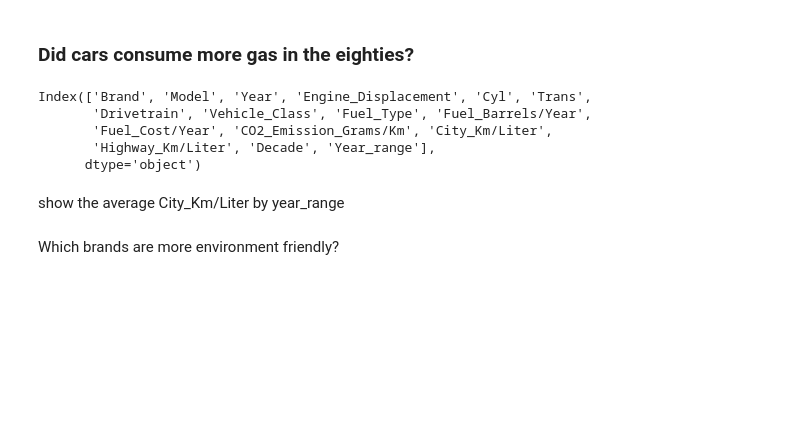
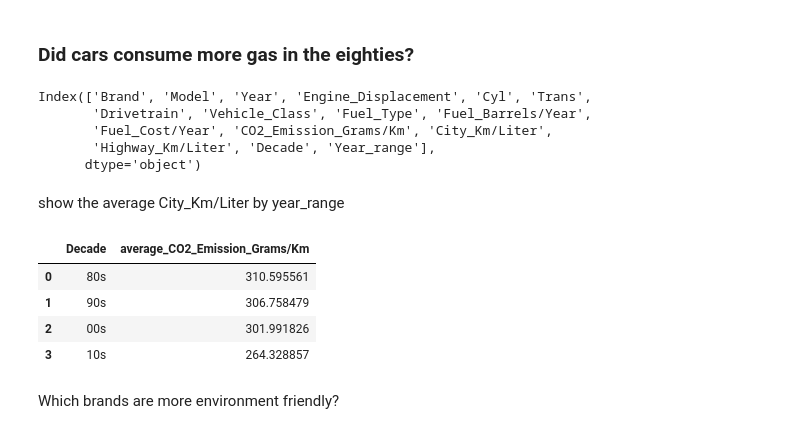
Before and after one commit to NHer0/IronEnrique, a Jupyter notebook: PandasGroupbyLab/Lab_Pandas_Grouping_Data_Cleaning_Vehicles.ipynb, the cells around one changed output. Drawn from its saved outputs; the diff is of its cells as text; code cells hidden in the pictures; blank space fills up the shorter version.

```diff
--- a/PandasGroupbyLab/Lab_Pandas_Grouping_Data_Cleaning_Vehicles.ipynb
+++ b/PandasGroupbyLab/Lab_Pandas_Grouping_Data_Cleaning_Vehicles.ipynb
@@ -670,2 +677,16 @@ show the average City_Km/Liter by year_range
+# %%
+(cars
+.groupby("Decade")
+["CO2_Emission_Grams/Km"]
+.mean()
+.reset_index()
+.rename({"CO2_Emission_Grams/Km":"average_CO2_Emission_Grams/Km"}, axis=1)
+)
+# %% [output]
+|  | Decade | average_CO2_Emission_Grams/Km |
+| 0 | 80s | 310.595561 |
+| 1 | 90s | 306.758479 |
+| 2 | 00s | 301.991826 |
+| 3 | 10s | 264.328857 |
 # %% [markdown]
 Which brands are more environment friendly?
```
Also changed, not shown: parts of 14 cells of this notebook.
